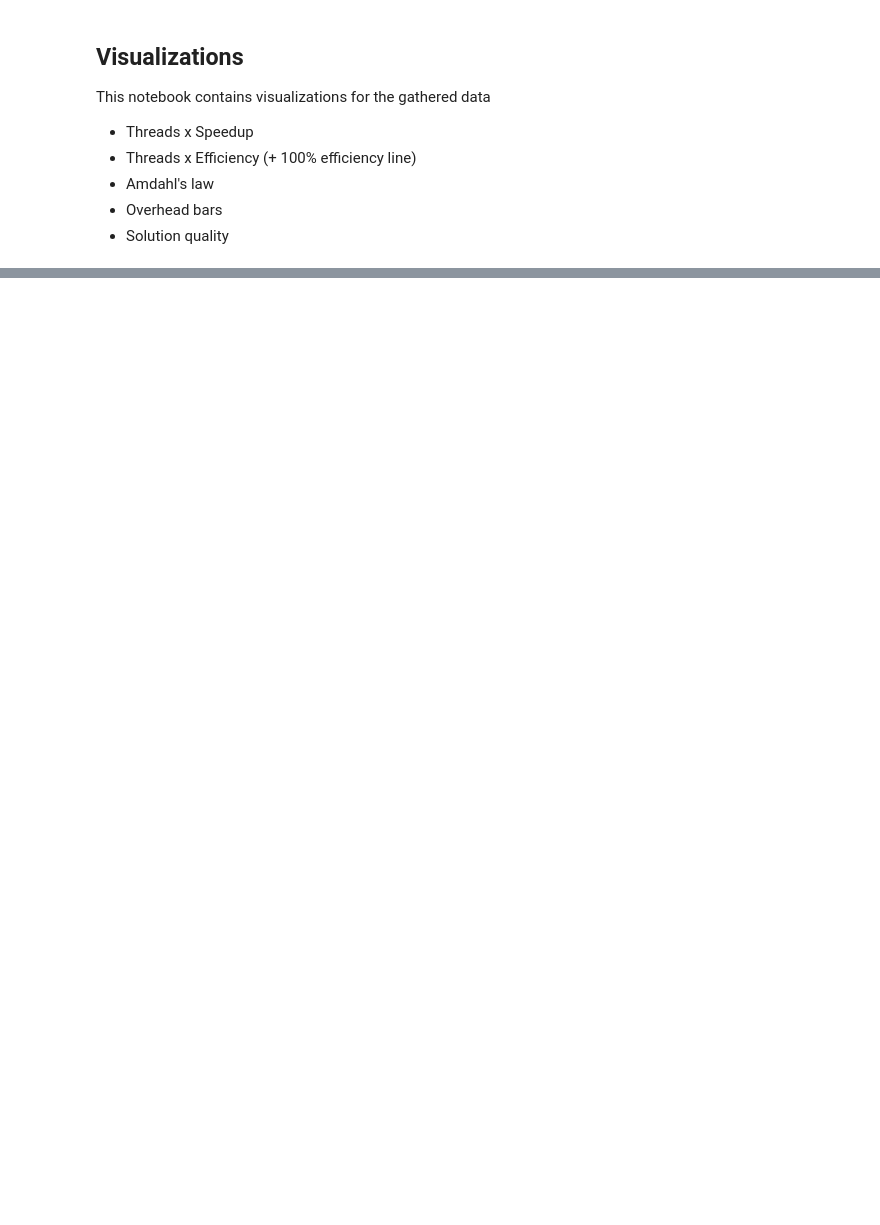
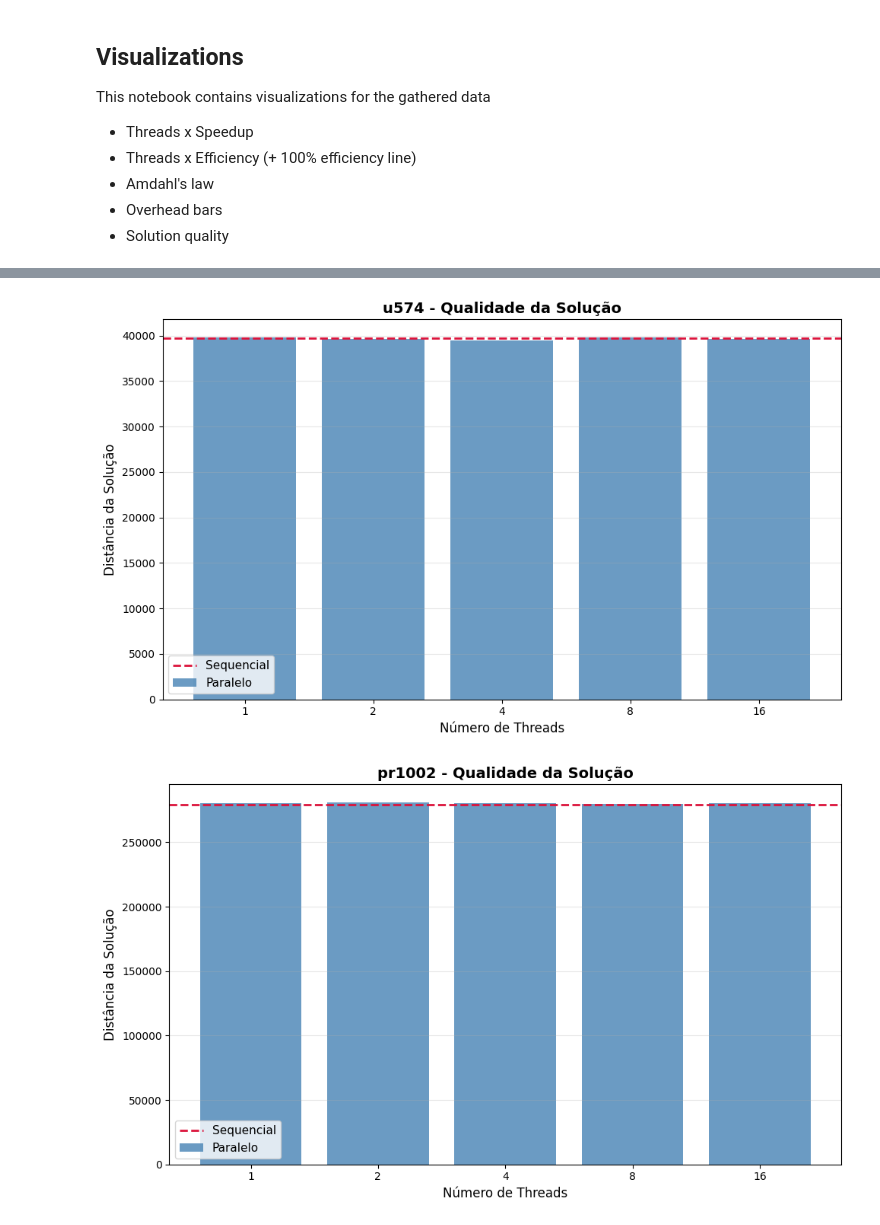
Before and after one commit to rafael-takahashi/tsp-genetic-algorithm, a Jupyter notebook: notebooks/visualizations.ipynb, the cells around one changed output, grey strips where cells are left out. Saved outputs shown, nothing was run; the diff lists cells and outputs as text; code cells hidden in the pictures; blank space fills up the shorter version.

```diff
--- a/notebooks/visualizations.ipynb
+++ b/notebooks/visualizations.ipynb
@@ -152,0 +156,33 @@ for instance in instances:
+# %%
+for instance in instances:
+    fig, ax = plt.subplots(figsize=(10, 6))
+
+    instance_data = grouped[grouped['instance'] == instance]
+    seq_data = instance_data[instance_data['mode'] == 'sequential']
+    par_data = instance_data[instance_data['mode'] == 'parallel']
+
+    seq_distance = seq_data['best_distance'].values[0]
+
+    threads = par_data['threads'].values
+    par_distances = par_data['best_distance'].values
+
+    x_pos = range(len(threads))
+
+    ax.bar(x_pos, par_distances, color='steelblue', alpha=0.8, label='Paralelo')
+
+    ax.axhline(y=seq_distance, color='crimson', linestyle='--',
+               linewidth=2, label='Sequencial')
+
+    ax.set_xlabel('Número de Threads', fontsize=12)
+    ax.set_ylabel('Distância da Solução', fontsize=12)
+    ax.set_title(f'{instance} - Qualidade da Solução', fontsize=14, fontweight='bold')
+    ax.grid(True, alpha=0.3, axis='y')
+    ax.set_xticks(x_pos)
+    ax.set_xticklabels(threads)
+    ax.legend(fontsize=11)
+
+    plt.tight_layout()
+    plt.show()
+# %% [output]
+[figure, added]
+[figure, added]
```
Also changed, not shown: parts of 6 cells of this notebook, 1 other file.
